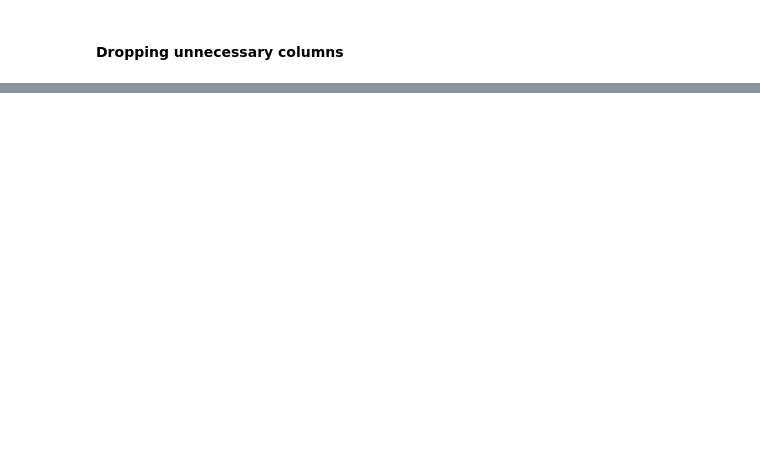
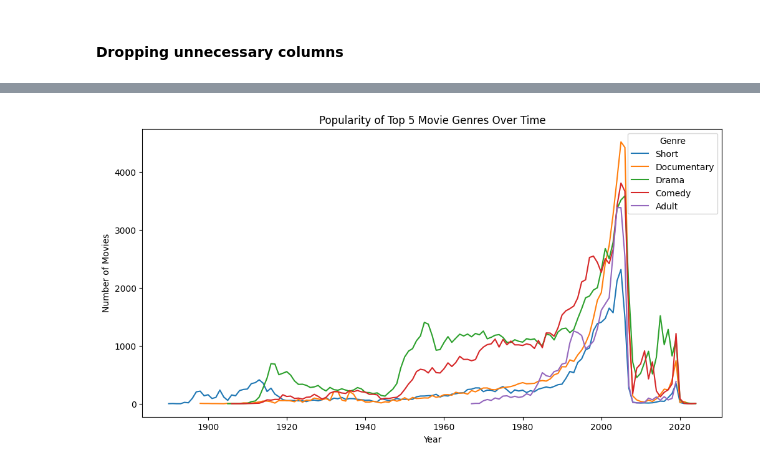
Before and after one commit to HVData-hub/Data-Analysis, a Jupyter notebook: ImdbDataAnalysis.ipynb, the cells around one changed output, grey strips where cells are left out. Drawn from its saved outputs; the diff is of its cells as text; code cells hidden in the pictures; blank space fills up the shorter version.

```diff
--- a/ImdbDataAnalysis.ipynb
+++ b/ImdbDataAnalysis.ipynb
@@ -53,3 +57,6 @@ title_basics.head()
 | 2 | tt0000003 | short | Poor Pierrot | Pauvre Pierrot | 0 | 1892 | \N | 5 | Animation,Comedy,Romance |
 | 3 | tt0000004 | short | Un bon bock | Un bon bock | 0 | 1892 | \N | 12 | Animation,Short |
 | 4 | tt0000005 | short | Blacksmith Scene | Blacksmith Scene | 0 | 1893 | \N | 1 | Short |
+# %%
+title_akas = pd.read_csv(r"C:\Users\Harsh\Datasets\title_akas.csv")
+title_akas.head()
@@ -56,5 +70,5 @@ title_basics.head()
 # %%
-datasets = {'name_basics': name_basics, 'title_basics': title_basics, 'title_ratings': title_ratings, 'title_crew': title_crew, 'title_principals': title_principals}
+datasets = {'name_basics': name_basics, 'title_basics': title_basics, 'title_ratings': title_ratings, 'title_crew': title_crew, 'title_principals': title_principals,'title_akas':title_akas}
 
 for name, df in datasets.items():
     print(f"\n{name} Missing Values:\n{df.isnull().sum()}")
@@ -350,0 +304,21 @@ Passing `palette` without assigning `hue` is deprecated and will be removed in v
+# %%
+# Merge title_basics with ratings
+titles_with_ratings = pd.merge(title_basics, title_ratings, on='tconst', how='left')
+
+# Convert startYear to numeric
+titles_with_ratings['startYear'] = pd.to_numeric(titles_with_ratings['startYear'], errors='coerce')
+
+# Genre Popularity Over Time (Focus on Top 5 Genres)
+genre_year = titles_with_ratings.explode('genres').groupby(['startYear', 'genres']).size().reset_index(name='count')
+top5_genres = genre_year.groupby('genres')['count'].sum().nlargest(5).index
+genre_year_top5 = genre_year[genre_year['genres'].isin(top5_genres)]
+
+plt.figure(figsize=(12,6))
+sns.lineplot(data=genre_year_top5, x='startYear', y='count', hue='genres', palette='tab10')
+plt.title('Popularity of Top 5 Movie Genres Over Time')
+plt.xlabel('Year')
+plt.ylabel('Number of Movies')
+plt.legend(title='Genre', bbox_to_anchor=(1, 1))
+plt.show()
+# %% [output]
+[figure, added]
```
Also changed, not shown: parts of 30 cells of this notebook.
